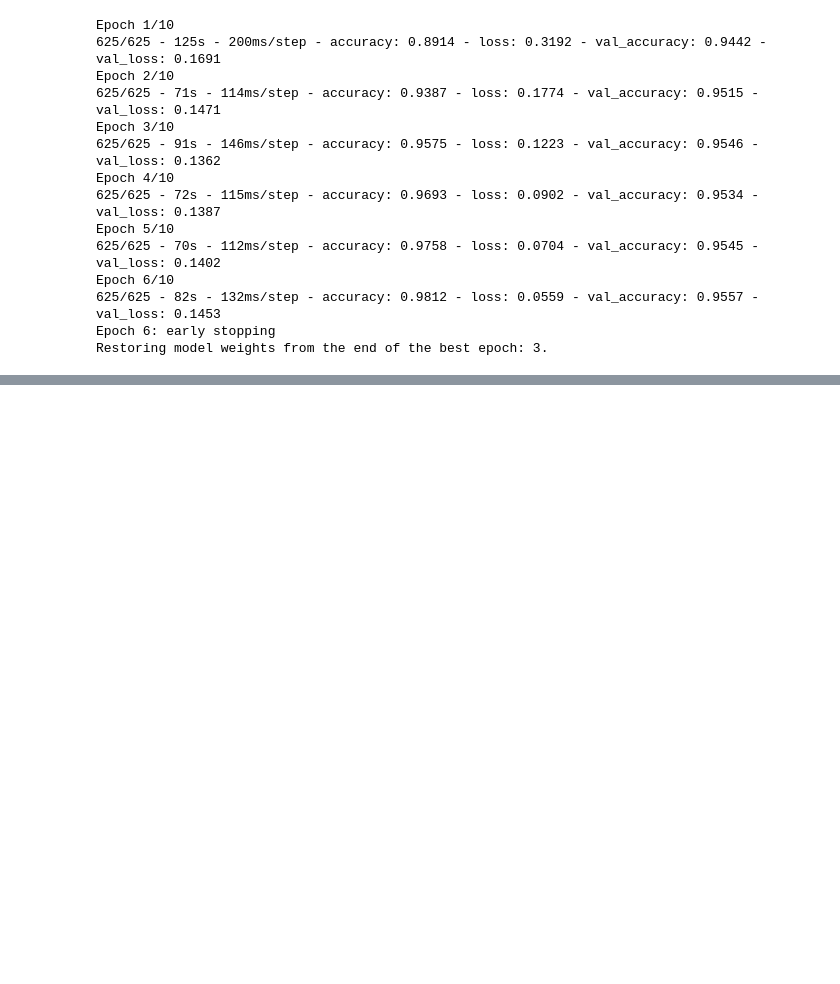
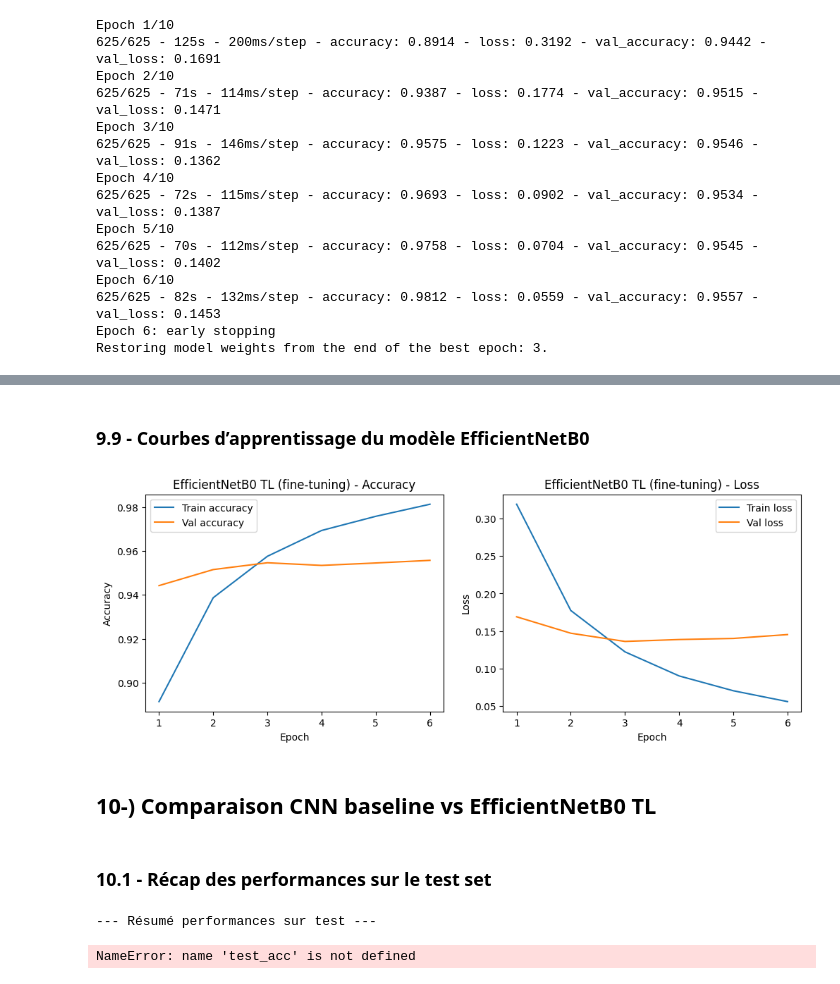
Before and after one commit to Momo3972/deepvision-cifar10-classifier, a Jupyter notebook: 01_cifar10_cnn.ipynb, the cells around one changed output, grey strips where cells are left out. Saved outputs shown, nothing was run; the diff lists cells and outputs as text; code cells hidden in the pictures; blank space fills up the shorter version.

```diff
--- a/01_cifar10_cnn.ipynb
+++ b/01_cifar10_cnn.ipynb
@@ -558,0 +631,21 @@ Restoring model weights from the end of the best epoch: 3.
+# %% [markdown]
+### 9.9 - Courbes d’apprentissage du modèle EfficientNetB0
+# %%
+# Courbes d’apprentissage du modèle TL (fine-tuning)
+
+plot_history(history_tl_ft, title_prefix="EfficientNetB0 TL (fine-tuning)")
+# %% [output]
+[figure, added]
+# %% [markdown]
+## 10-) Comparaison CNN baseline vs EfficientNetB0 TL
+# %% [markdown]
+### 10.1 - Récap des performances sur le test set
+# %%
+# Récapitulatif des performances
+
+print("--- Résumé performances sur test ---")
+print(f"CNN baseline      - test accuracy : {test_acc:.4f}  | test loss : {test_loss:.4f}")
+print(f"EfficientNetB0 TL - test accuracy : {test_acc_tl:.4f} | test loss : {test_loss_tl:.4f}")
+# %% [output]
+--- Résumé performances sur test ---
+NameError: name 'test_acc' is not defined
```
Also changed, not shown: parts of 8 cells of this notebook.
